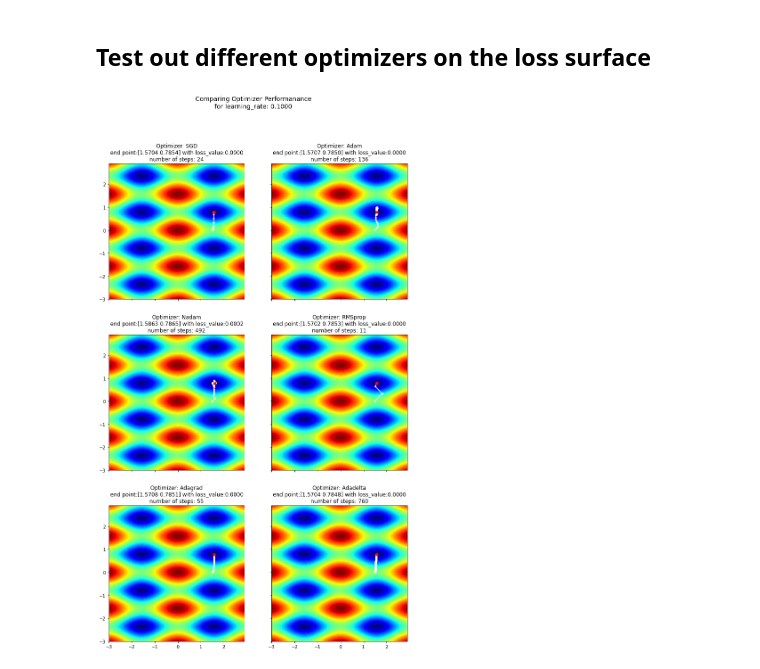
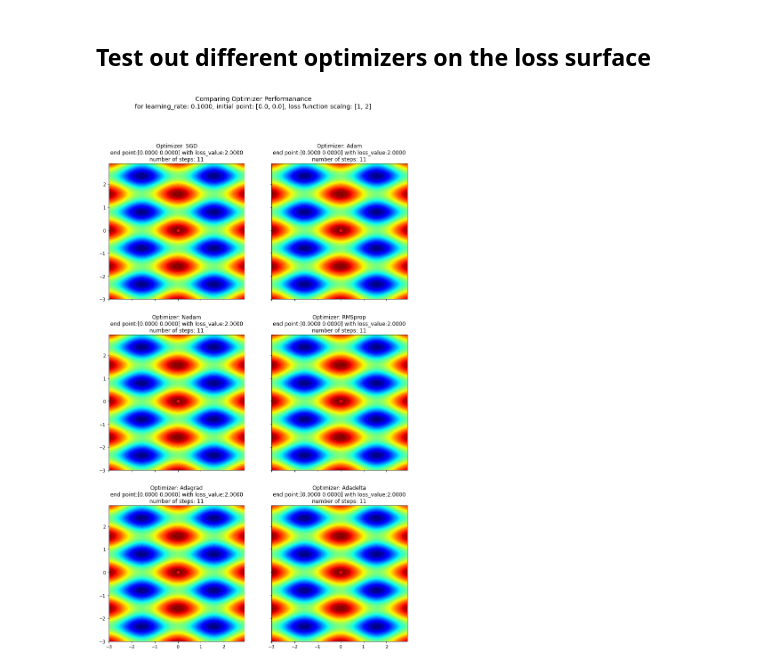
Before and after one commit to jimthompson5802/tf2_playground, a Jupyter notebook: optimizers/optimizer_playground.ipynb, the cells around one changed output. Drawn from its saved outputs; the diff is of its cells as text; code cells hidden in the pictures.

Commit message:
feat: more info in title for reproducibility, additional examples

```diff
--- a/optimizers/optimizer_playground.ipynb
+++ b/optimizers/optimizer_playground.ipynb
@@ -23,11 +23,11 @@ def loss_function1(x):
 # select loss function to use
 loss_function = loss_function1
 # %%
-IMAGE_DIR = './images/multi-modal'
+IMAGE_DIR = './images/multi-modal3'
 AXIS_LIMIT = 3
 MAX_ITERATIONS = 1000
 LEARNING_RATE = 0.1
-INITIAL_POINT = [1.5, 0.01] #[1.7, -1.5]
+INITIAL_POINT = [0.000, 0.000] #[0.001, 0.001] #[1.5, 0.01] #[1.7, -1.5]
 LOSS_FUNCTION_DIMENSION_SCALING = [1, 2]
 OPTIMIZERS = [
     tf.keras.optimizers.SGD(learning_rate=LEARNING_RATE),
@@ -110,33 +110,36 @@ for idx, optimizer in enumerate(OPTIMIZERS):
                       - loss_function(trajectory_points[-2])) < 1e-7:
                 break
 
     # consolidate the trajectory the optimizer
     trajectory = np.stack(trajectory_points)
 
     # generate subplot for this optimizer
     # add contour plot
     plt_ax.contourf(t_list[0], t_list[1], loss_surface, levels=50, cmap='jet')
 
     # overlay optimizer trajectory path
     plt_ax.plot(trajectory[:,0], trajectory[:,1], '.-', color='w')
 
     # plot final point
     plt_ax.plot(trajectory[-1, 0], trajectory[-1, 1], 'X', color='r')
 
     # add title for subplot
     plot_title = 'Optimizer: ' + optimizer._name
     plot_title += '\nend point:' + np.array2string(trajectory[-1],
                                            formatter={'float': lambda x: "%.4f" % x})
     plot_title += ' with loss_value:' + np.array2string(loss_function(trajectory[-1]).numpy(),
                                                    formatter={'float': lambda x: "%.4f" % x})
     plot_title += '\nnumber of steps: ' + '%d' % len(trajectory)
     plt_ax.set_title(plot_title)
 
 # display all the subplots
-plt.suptitle('Comparing Optimizer Performanance\nfor learning_rate: %.4f' % LEARNING_RATE,
-            fontsize=14)
+sup_title = 'Comparing Optimizer Performanance'
+sup_title += '\nfor learning_rate: %.4f' % LEARNING_RATE
+sup_title += ', initial point: ' + str(INITIAL_POINT)
+sup_title += ', loss function scalng: ' + str(LOSS_FUNCTION_DIMENSION_SCALING)
+plt.suptitle(sup_title, fontsize=14)
 if IMAGE_DIR is not None:
     plt.savefig(os.path.join(IMAGE_DIR, 'optimizer_plots.png'))
 plt.show()
 # %% [output]
-[figure, old version]
+[figure, new version]
```
Also changed, not shown: 3 other files.
